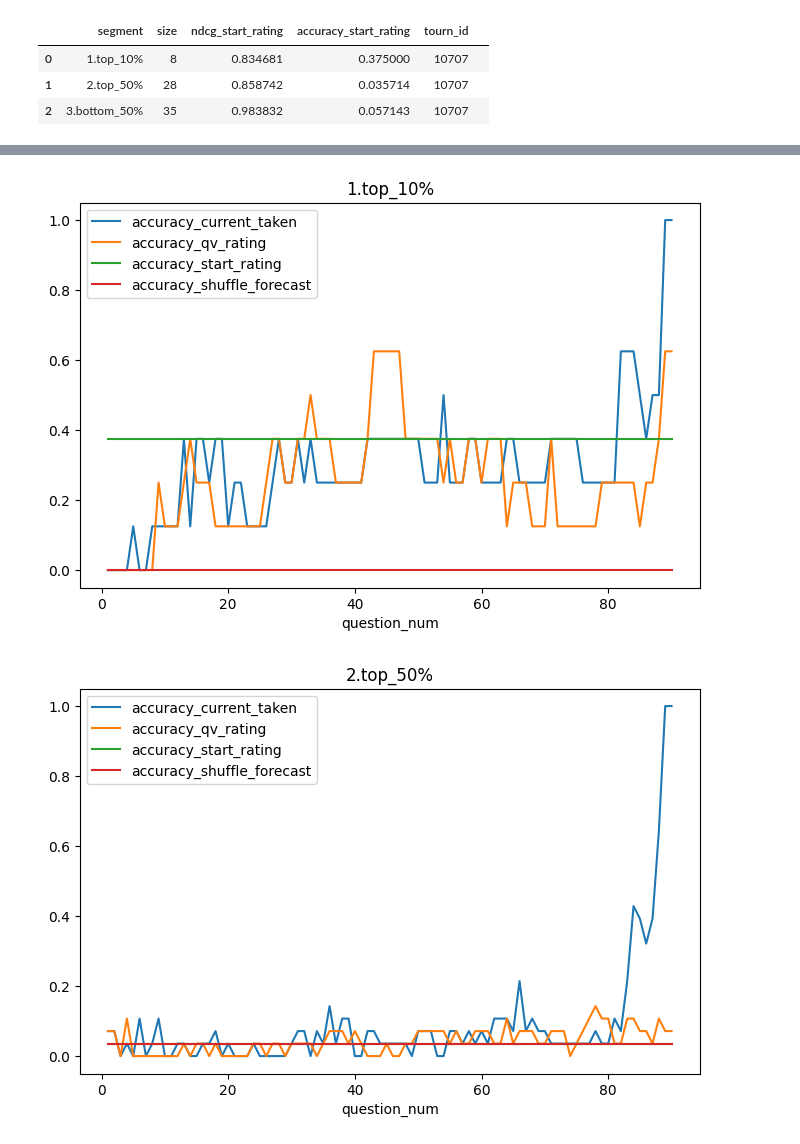
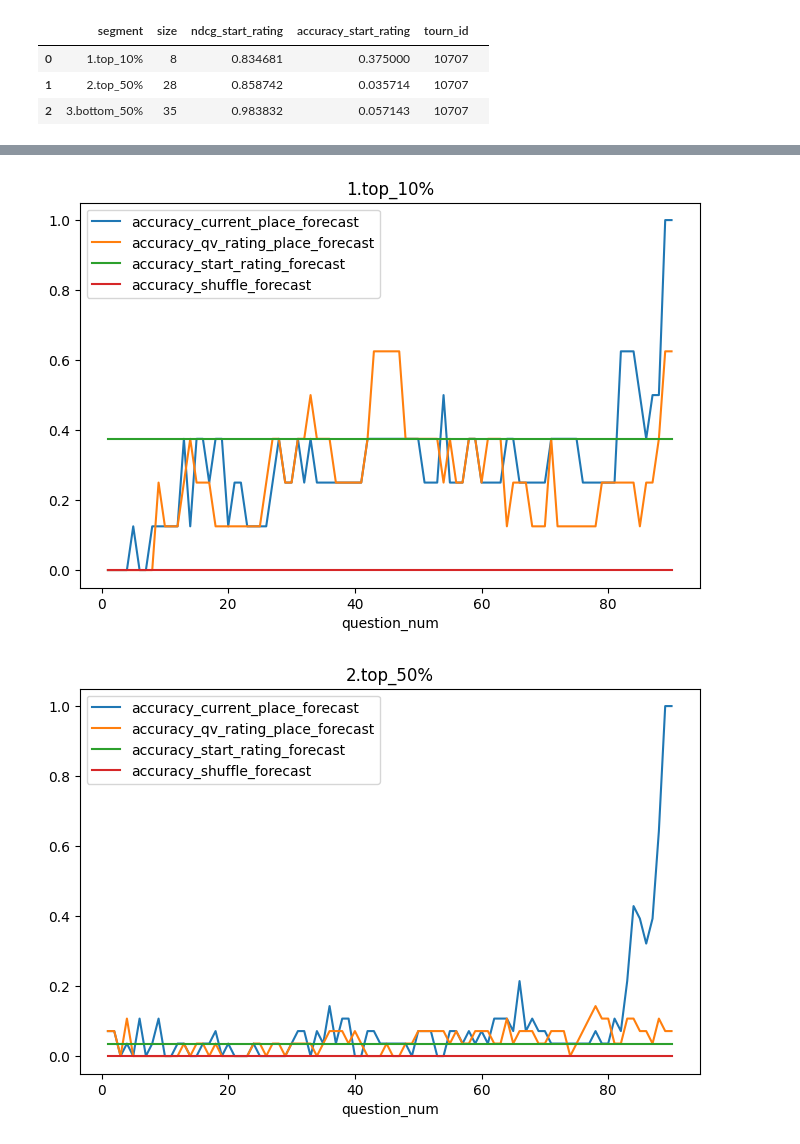
Before and after one commit to rosolimo212/chgk_results, a Jupyter notebook: per.ipynb, the cells around one changed output, grey strips where cells are left out. Cells and saved outputs as stored; diff of their text form; code cells hidden in the pictures.

```diff
--- a/per.ipynb
+++ b/per.ipynb
@@ -29,13 +29,16 @@ test_distnce = 8
 first_percentile = 0.1
 second_percentile = 0.5
 
+# количество команд, которые участвуют в построении метрики
+k_opt = 200
+
 # тестовый турнир для проверки работы функций
 # гостинный двор-2024, калуга
 tourn_id = 10707
 # Островок Бесконечности: октябрь
 # tourn_id = 10396
 # %%
-def make_metrics(df, segment_col, target_col, pred_col, k=5, is_size=True, suffix='', param='', tourn_id=0):
+def make_metrics(df, segment_col, target_col, pred_col, k=5, is_size=True, suffix='', param_value='', param_col='', tourn_id=0):
     """
     Функция для точности прогноза.
     Сейчас это ndcg_score https://scikit-learn.org/dev/modules/generated/sklearn.metrics.ndcg_score.html
@@ -81,7 +84,7 @@ def make_metrics(df, segment_col, target_col, pred_col, k=5, is_size=True, suffi
         metrics_df.columns = ['segment', 'size', 'ndcg'+suffix, 'accuracy'+suffix]
 
     metrics_df['tourn_id'] = tourn_id
-    metrics_df[param] = param
+    metrics_df[param_col] = param_value
 
     return metrics_df
 
@@ -340,9 +365,9 @@ res_df.sample(3)
 # %%
 for segment in res_df['segment'].unique():
     res_df[res_df['segment'] == segment].set_index('question_num')[[
-                                                                    'ndcg_current_taken',
-                                                                    'ndcg_qv_rating',
-                                                                    'ndcg_start_rating',
+                                                                    'ndcg_current_place_forecast',
+                                                                    'ndcg_qv_rating_place_forecast',
+                                                                    'ndcg_start_rating_forecast',
                                                                     'ndcg_shuffle_forecast',
                                                                     ]].plot(title=segment)
 # %% [output]
@@ -352,11 +377,11 @@ for segment in res_df['segment'].unique():
 # %%
 for segment in res_df['segment'].unique():
     res_df[res_df['segment'] == segment].set_index('question_num')[[
-                                                                    'accuracy_current_taken',
-                                                                    'accuracy_qv_rating',
-                                                                    'accuracy_start_rating',
+                                                                    'accuracy_current_place_forecast',
+                                                                    'accuracy_qv_rating_place_forecast',
+                                                                    'accuracy_start_rating_forecast',
                                                                     'accuracy_shuffle_forecast',
                                                                     ]].plot(title=segment)
 # %% [output]
-[figure, old version]
+[figure, new version]
-[figure, old version]
+[figure, new version]
```
Also changed, not shown: parts of 14 cells of this notebook.
